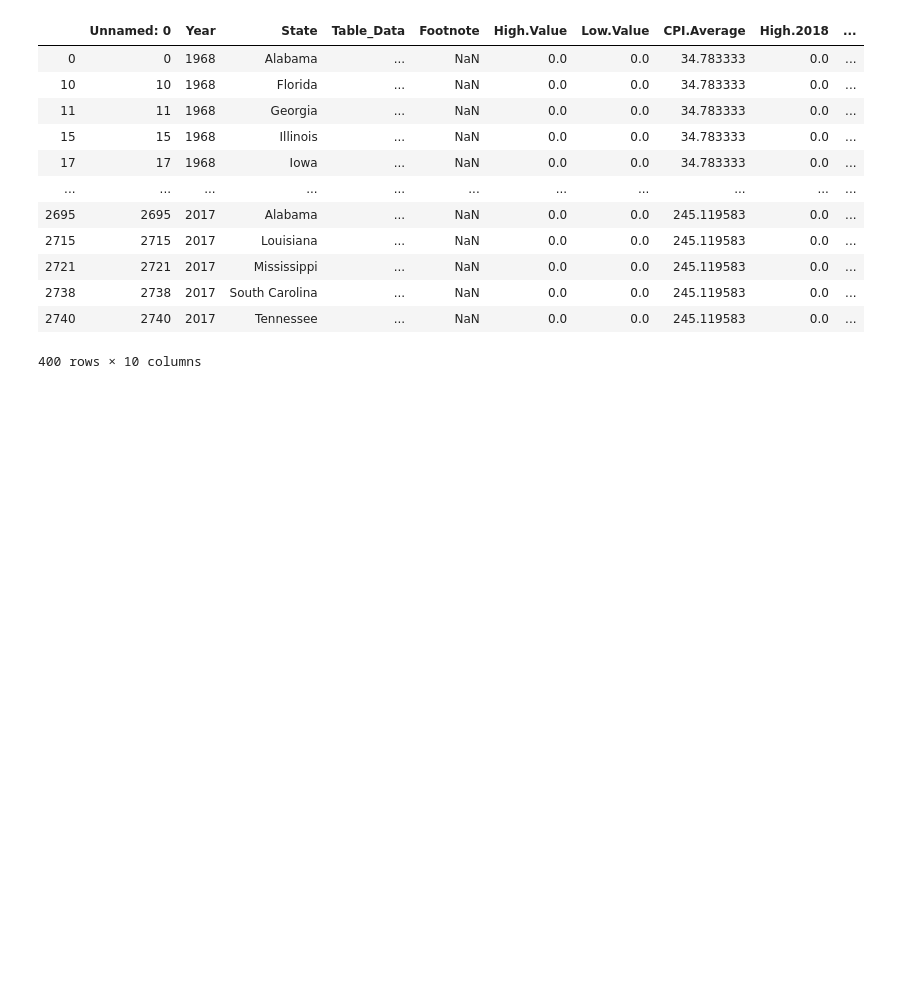
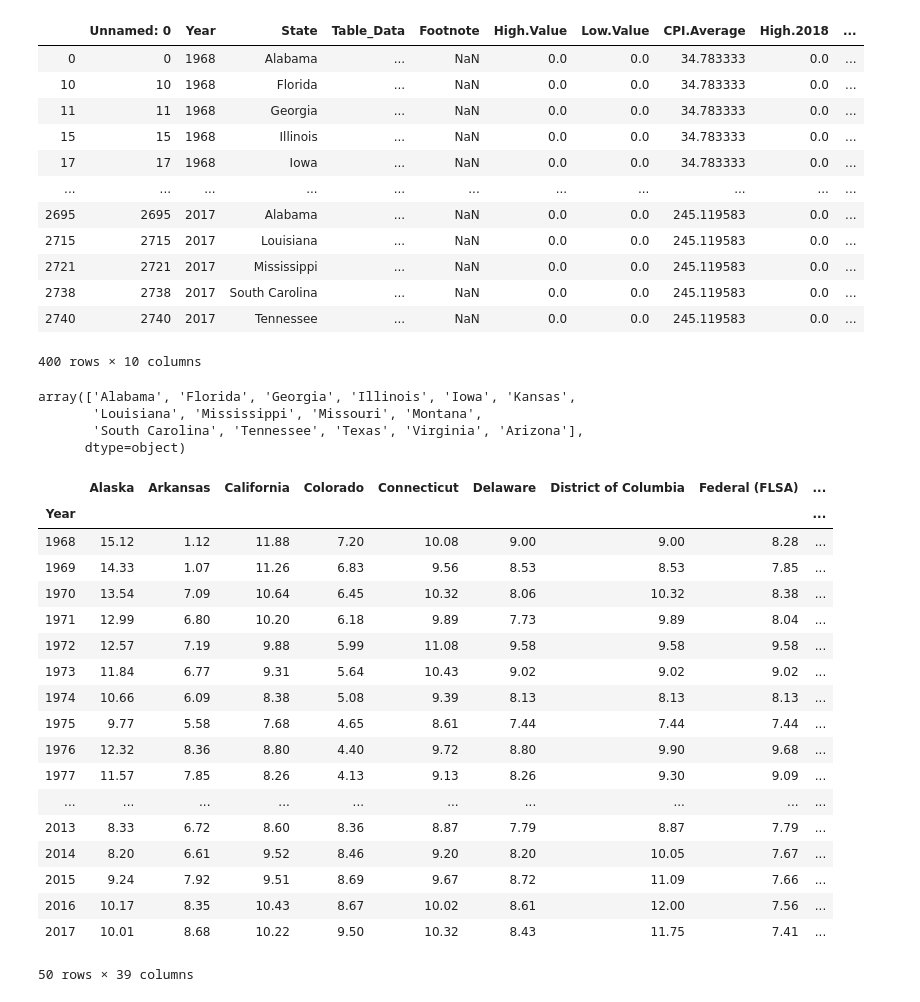
Before and after one commit to ElijahCoding/DataScience, a Jupyter notebook: Pandas/MinimumWage.ipynb, the cells around one changed output. Saved outputs shown, nothing was run; the diff lists cells and outputs as text; code cells hidden in the pictures; blank space fills up the shorter version.

Commit message:
drop NaN column

```diff
--- a/Pandas/MinimumWage.ipynb
+++ b/Pandas/MinimumWage.ipynb
@@ -74,3 +74,34 @@ issue_df
 | 2738 | 2738 | 2017 | South Carolina | ... | NaN | 0.0 | 0.0 | 245.119583 | 0.0 | ... |
 | 2740 | 2740 | 2017 | Tennessee | ... | NaN | 0.0 | 0.0 | 245.119583 | 0.0 | ... |
 400 rows × 10 columns
+# %%
+issue_df["State"].unique()
+# %% [output]
+array(['Alabama', 'Florida', 'Georgia', 'Illinois', 'Iowa', 'Kansas',
+       'Louisiana', 'Mississippi', 'Missouri', 'Montana',
+       'South Carolina', 'Tennessee', 'Texas', 'Virginia', 'Arizona'],
+      dtype=object)
+# %%
+import numpy as np
+
+act_min_wage.replace(0, np.NaN).dropna(axis=1)
+# %% [output]
+|  | Alaska | Arkansas | California | Colorado | Connecticut | Delaware | District of Columbia | Federal (FLSA) | ... |
+| Year |  |  |  |  |  |  |  |  | ... |
+| 1968 | 15.12 | 1.12 | 11.88 | 7.20 | 10.08 | 9.00 | 9.00 | 8.28 | ... |
+| 1969 | 14.33 | 1.07 | 11.26 | 6.83 | 9.56 | 8.53 | 8.53 | 7.85 | ... |
+| 1970 | 13.54 | 7.09 | 10.64 | 6.45 | 10.32 | 8.06 | 10.32 | 8.38 | ... |
+| 1971 | 12.99 | 6.80 | 10.20 | 6.18 | 9.89 | 7.73 | 9.89 | 8.04 | ... |
+| 1972 | 12.57 | 7.19 | 9.88 | 5.99 | 11.08 | 9.58 | 9.58 | 9.58 | ... |
+| 1973 | 11.84 | 6.77 | 9.31 | 5.64 | 10.43 | 9.02 | 9.02 | 9.02 | ... |
+| 1974 | 10.66 | 6.09 | 8.38 | 5.08 | 9.39 | 8.13 | 8.13 | 8.13 | ... |
+| 1975 | 9.77 | 5.58 | 7.68 | 4.65 | 8.61 | 7.44 | 7.44 | 7.44 | ... |
+| 1976 | 12.32 | 8.36 | 8.80 | 4.40 | 9.72 | 8.80 | 9.90 | 9.68 | ... |
+| 1977 | 11.57 | 7.85 | 8.26 | 4.13 | 9.13 | 8.26 | 9.30 | 9.09 | ... |
+| ... | ... | ... | ... | ... | ... | ... | ... | ... | ... |
+| 2013 | 8.33 | 6.72 | 8.60 | 8.36 | 8.87 | 7.79 | 8.87 | 7.79 | ... |
+| 2014 | 8.20 | 6.61 | 9.52 | 8.46 | 9.20 | 8.20 | 10.05 | 7.67 | ... |
+| 2015 | 9.24 | 7.92 | 9.51 | 8.69 | 9.67 | 8.72 | 11.09 | 7.66 | ... |
+| 2016 | 10.17 | 8.35 | 10.43 | 8.67 | 10.02 | 8.61 | 12.00 | 7.56 | ... |
+| 2017 | 10.01 | 8.68 | 10.22 | 9.50 | 10.32 | 8.43 | 11.75 | 7.41 | ... |
+50 rows × 39 columns
```
Also changed, not shown: parts of 1 cell of this notebook.
